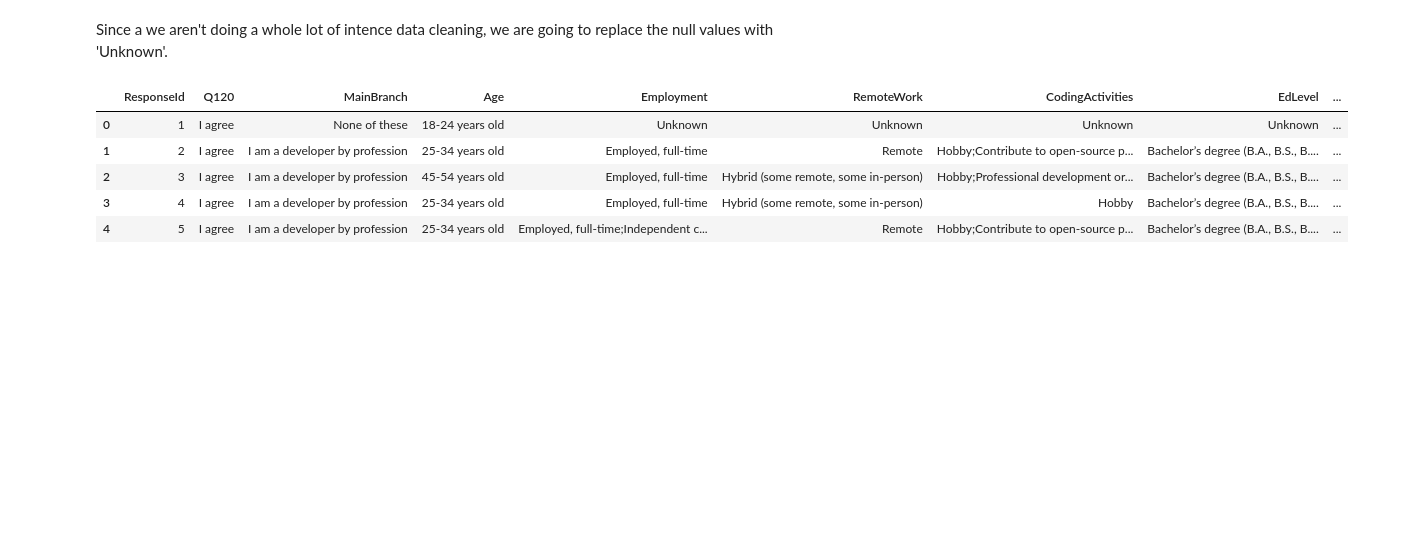
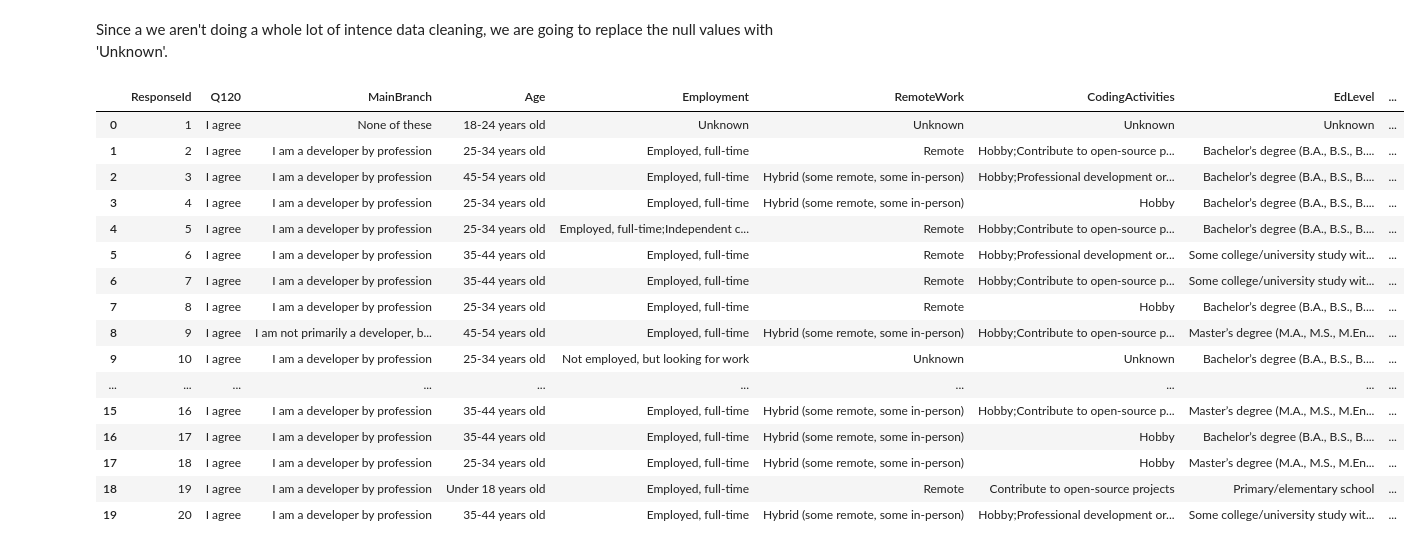
Before and after one commit to Jack-Merrett/stack_overflow_2023_survey_analysis_project, a Jupyter notebook: notebook/analysis_notebook.ipynb, the cells around one changed output. Drawn from its saved outputs; the diff is of its cells as text; code cells hidden in the pictures; blank space fills up the shorter version.

```diff
--- a/notebook/analysis_notebook.ipynb
+++ b/notebook/analysis_notebook.ipynb
@@ -138,11 +137,22 @@ Since a we aren't doing a whole lot of intence data cleaning, we are going to re
 # %%
 df.fillna("Unknown", inplace = True) # replaceing all null values
 # %%
-df.head() # Checking to see if the data set worked.
+df.head(20) # Checking to see if the data set worked.
 # %% [output]
 |  | ResponseId | Q120 | MainBranch | Age | Employment | RemoteWork | CodingActivities | EdLevel | ... |
 | 0 | 1 | I agree | None of these | 18-24 years old | Unknown | Unknown | Unknown | Unknown | ... |
 | 1 | 2 | I agree | I am a developer by profession | 25-34 years old | Employed, full-time | Remote | Hobby;Contribute to open-source p... | Bachelor’s degree (B.A., B.S., B.... | ... |
 | 2 | 3 | I agree | I am a developer by profession | 45-54 years old | Employed, full-time | Hybrid (some remote, some in-person) | Hobby;Professional development or... | Bachelor’s degree (B.A., B.S., B.... | ... |
 | 3 | 4 | I agree | I am a developer by profession | 25-34 years old | Employed, full-time | Hybrid (some remote, some in-person) | Hobby | Bachelor’s degree (B.A., B.S., B.... | ... |
 | 4 | 5 | I agree | I am a developer by profession | 25-34 years old | Employed, full-time;Independent c... | Remote | Hobby;Contribute to open-source p... | Bachelor’s degree (B.A., B.S., B.... | ... |
+| 5 | 6 | I agree | I am a developer by profession | 35-44 years old | Employed, full-time | Remote | Hobby;Professional development or... | Some college/university study wit... | ... |
+| 6 | 7 | I agree | I am a developer by profession | 35-44 years old | Employed, full-time | Remote | Hobby;Contribute to open-source p... | Some college/university study wit... | ... |
+| 7 | 8 | I agree | I am a developer by profession | 25-34 years old | Employed, full-time | Remote | Hobby | Bachelor’s degree (B.A., B.S., B.... | ... |
+| 8 | 9 | I agree | I am not primarily a developer, b... | 45-54 years old | Employed, full-time | Hybrid (some remote, some in-person) | Hobby;Contribute to open-source p... | Master’s degree (M.A., M.S., M.En... | ... |
+| 9 | 10 | I agree | I am a developer by profession | 25-34 years old | Not employed, but looking for work | Unknown | Unknown | Bachelor’s degree (B.A., B.S., B.... | ... |
+| ... | ... | ... | ... | ... | ... | ... | ... | ... | ... |
+| 15 | 16 | I agree | I am a developer by profession | 35-44 years old | Employed, full-time | Hybrid (some remote, some in-person) | Hobby;Contribute to open-source p... | Master’s degree (M.A., M.S., M.En... | ... |
+| 16 | 17 | I agree | I am a developer by profession | 35-44 years old | Employed, full-time | Hybrid (some remote, some in-person) | Hobby | Bachelor’s degree (B.A., B.S., B.... | ... |
+| 17 | 18 | I agree | I am a developer by profession | 25-34 years old | Employed, full-time | Hybrid (some remote, some in-person) | Hobby | Master’s degree (M.A., M.S., M.En... | ... |
+| 18 | 19 | I agree | I am a developer by profession | Under 18 years old | Employed, full-time | Remote | Contribute to open-source projects | Primary/elementary school | ... |
+| 19 | 20 | I agree | I am a developer by profession | 35-44 years old | Employed, full-time | Hybrid (some remote, some in-person) | Hobby;Professional development or... | Some college/university study wit... | ... |
```
Also changed, not shown: parts of 15 cells of this notebook.
